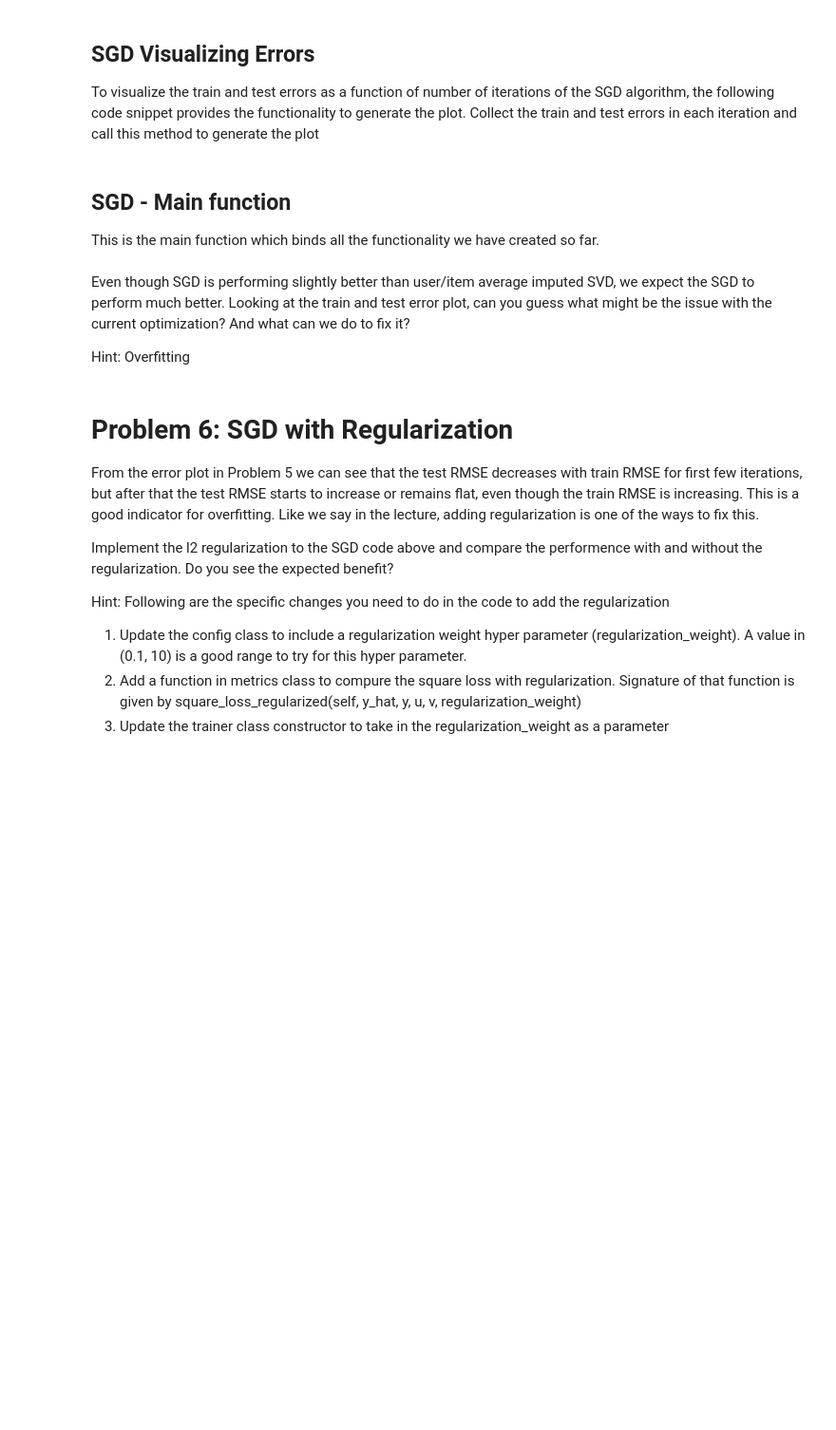
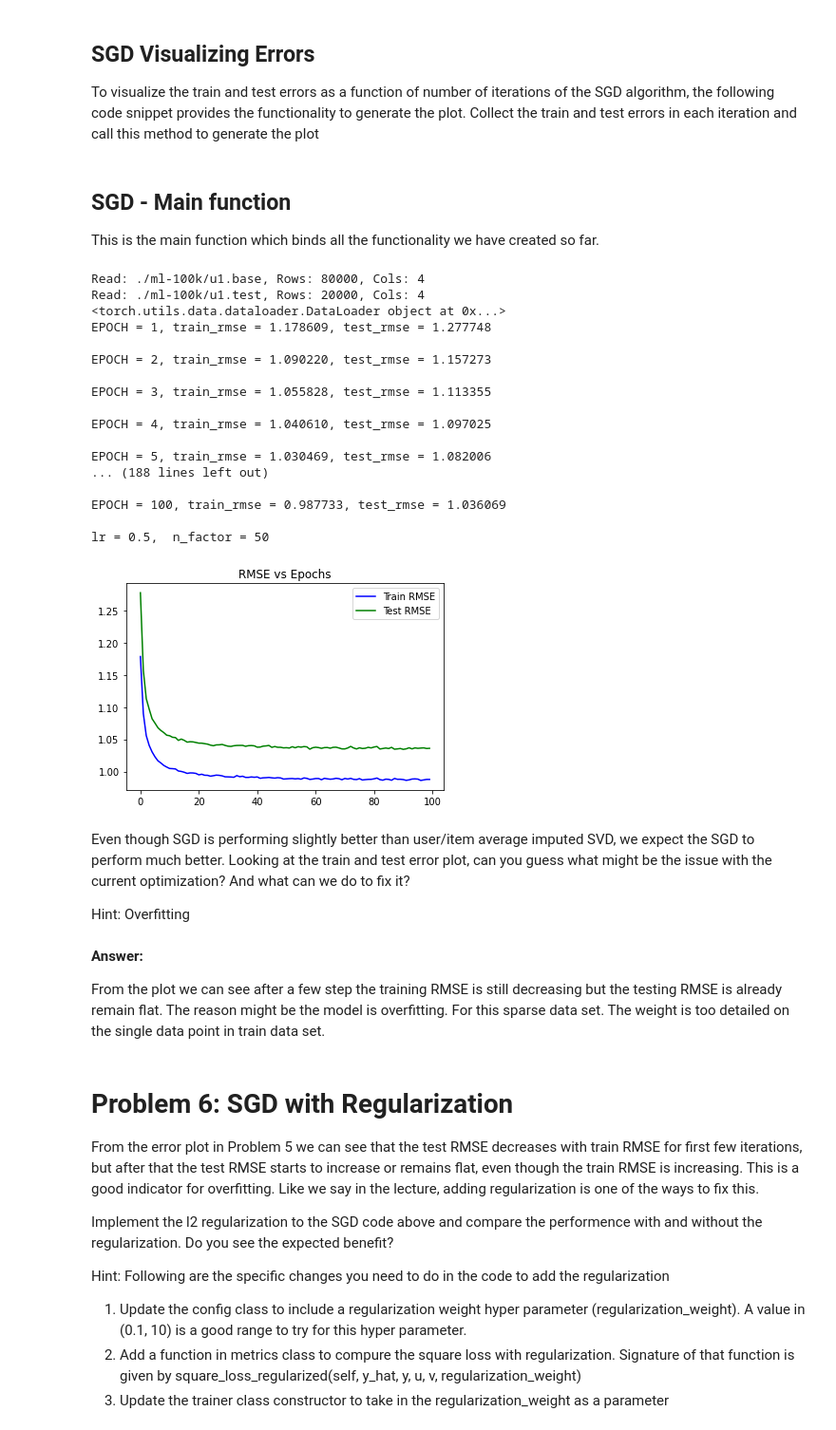
Before and after one commit to Qing201/StudyNote, a Jupyter notebook: Machine_Learning/EEP596_RecSys/Homeworks/PA2/PA2_QingchuanHou.ipynb, the cells around one changed output. Shown: that part at 95% size. Cells and saved outputs as stored; diff of their text form; code cells hidden in the pictures; blank space fills up the shorter version.

```diff
--- a/Machine_Learning/EEP596_RecSys/Homeworks/PA2/PA2_QingchuanHou.ipynb
+++ b/Machine_Learning/EEP596_RecSys/Homeworks/PA2/PA2_QingchuanHou.ipynb
@@ -459,7 +459,7 @@ class model:
         ## YOUR CODE HERE
         # Compute the prediction for a given user 'u' and item 'v' vector
         # Refer back to lecture on how the prediction was calculated
-        predictions = self.U.dot(self.V)
+        predictions = torch.matmul(u,v)
         return predictions
 
     def get_n_factors(self):
@@ -557,7 +565,7 @@ class Trainer:
         self.testing_RMSE = np.zeros((self.epochs, 1))
 
     def print_metrics(self,epoch,train_rmse,test_rmse):
-        print("EPOCH = %d, train_rmse = %f, test_rmse = %f \n" % (epoch, float(train_rmse), float(test_rmse)))
+        print("EPOCH = %d, train_rmse = %f, test_rmse = %f \n" % (epoch+1, float(train_rmse), float(test_rmse)))
 
     def get_metrics(self):
         return self.training_RMSE, self.testing_RMSE
@@ -589,19 +597,22 @@ class Trainer:
 
                 ## YOUR CODE HERE
                 # Subset the rows of U and V to only indU and indV. Hint: use slicing operations
-                u =
-                v =
+                u = model_instance.U[indU, :]
+                v = model_instance.V[:, indV]
 
 
                 ## YOUR CODE HERE
                 # Compute the prediction for the user 'u' and item 'v' using model_instance
-                pred =
+                pred = torch.matmul(u, v)
 
                 ## YOUR CODE HERE
                 # Compute the squared loss using metrics_inst
                 # The loss should only depend on the data that is part of the mini batch and
                 # also only on the subset of the parameters U,V that were computed couple of steps earlier.
-                loss =
+                if self.regularization_weight != 0:
+                    loss = metrics_inst.square_loss_regularized(pred, Y, u, v, self.regularization_weight)
+                else:
+                    loss = metrics_inst.square_loss(pred, Y)
 
 
                 # Back Propagate gradients
@@ -610,7 +621,8 @@ class Trainer:
 
                 ## YOUR CODE HERE
                 # Optimization - update the model parameters using optimizer_inst
-                optimizer_inst.optimization(data,model_inst)
+                # optimizer_inst.lr = self.learning_rate / (epoch + 1)
+                optimizer_inst.optimization(data, model_instance)
 
                 count += 1
 
@@ -639,9 +651,10 @@ class config:
         ## YOUR CODE HERE
         # Initialize the model hyper parameters based on the suggested range
         self.batch_size = 64 # (50, 200)
-        self.learning_rate =   # (1e-3, 0.1, 1.0)
+        self.learning_rate = 0.1 # (1e-3, 0.1, 1.0)
         self.epochs =  10 # (5, 10, 100) # 10 might be a good point to start, increasing this increases the optimization run time linearly
-        self.n_factors =   # (5, 50)
+        self.n_factors = 5  # (5, 50)
+        self.regularization_weight = 0.1 # (0.1, 10)
 # %% [markdown]
 ## SGD Visualizing Errors
 
@@ -649,11 +662,11 @@ To visualize the train and test errors as a function of number of iterations of
 # %%
 from matplotlib import pyplot as plt
 
-def plot_metrics(train_RMSE, test_RMSE):
+def plot_metrics(train_RMSE, test_RMSE, title='RMSE vs Epochs'):
     epochs = range(len(train_RMSE))
     plt.plot(epochs, train_RMSE, 'b', label = "Train RMSE")
     plt.plot(epochs, test_RMSE, 'g', label = "Test RMSE")
-    plt.title('RMSE vs Epochs')
+    plt.title(title)
     plt.legend()
 # %% [markdown]
 ## SGD - Main function
@@ -666,43 +679,73 @@ This is the main function which binds all the functionality we have created so f
 from torch.utils.data import TensorDataset, DataLoader
 
 config_inst = config()
+
+config_inst.batch_size = 64
+config_inst.learning_rate = 0.5
+config_inst.epochs = 100
+config_inst.n_factors = 50
 
 # Load train and test data
 data_inst = data_class()
 
 # Data Loader for training data
 # This is helpful to create mini-batches for optimization
 XY_train = torch.tensor(np.hstack((data_inst.X_train,data_inst.Y_train)))
 data_loader = DataLoader(XY_train,batch_size=config_inst.batch_size,shuffle=True)
 # shuffle=True ensures there is random shuffling of batches when sampling from DataLoader - mimicking random mini-batches
 
 data_inst.add_data_loader(data_loader)
 
 ## YOUR CODE HERE
 # Create a model instance based on the corresponding config_inst values
-rows = # Plug in the appropriate number of rows
-cols = # Plug in the appropriate number of cols
+rows = data_inst.mx_row # Plug in the appropriate number of rows
+cols = data_inst.mx_col# Plug in the appropriate number of cols
 
 model_inst = model(config_inst.n_factors,rows,cols)
 
 ## YOUR CODE HERE
 # Create a Trainer Instance based on the corresponding config_inst values
-trainer_inst =
+trainer_inst = Trainer(config_inst.learning_rate, config_inst.epochs)
 
 ## YOUR CODE HERE
 # Train the model using the trainer instance, model_inst and data_inst
 trainer_inst.train(model_inst,data_inst)
 
 ## YOUR CODE HERE
 # Get the training and test metrics using trainer_inst
-training_RMSE, testing_RMSE =
+training_RMSE, testing_RMSE = trainer_inst.get_metrics()
 
 # Plot the Errors
+print(f'lr = {config_inst.learning_rate},  n_factor = {config_inst.n_factors}')
+
 plot_metrics(training_RMSE, testing_RMSE) # If you go the SGD mini-batch going right, this plot will curve downwards for both train and test
+# %% [output]
+Read: ./ml-100k/u1.base, Rows: 80000, Cols: 4
+Read: ./ml-100k/u1.test, Rows: 20000, Cols: 4
+<torch.utils.data.dataloader.DataLoader object at 0x...>
+EPOCH = 1, train_rmse = 1.178609, test_rmse = 1.277748
+
+EPOCH = 2, train_rmse = 1.090220, test_rmse = 1.157273
+
+EPOCH = 3, train_rmse = 1.055828, test_rmse = 1.113355
+
+EPOCH = 4, train_rmse = 1.040610, test_rmse = 1.097025
+
+EPOCH = 5, train_rmse = 1.030469, test_rmse = 1.082006
+... (188 lines left out)
+
+EPOCH = 100, train_rmse = 0.987733, test_rmse = 1.036069
+
+lr = 0.5,  n_factor = 50
+[figure, added]
 # %% [markdown]
 Even though SGD is performing slightly better than user/item average imputed SVD, we expect the SGD to perform much better. Looking at the train and test error plot, can you guess what might be the issue with the current optimization? And what can we do to fix it?
 
 Hint: Overfitting
+# %% [markdown]
+**Answer:**
+
+From the plot we can see after a few step the training RMSE is still decreasing but the testing RMSE is already remain flat. The reason might be the model is overfitting. For this sparse data set. The weight is too detailed on the single data point in train data set.
 # %% [markdown]
 # Problem 6: SGD with Regularization
 
```
Also changed, not shown: parts of 6 cells of this notebook, 3 other files.
